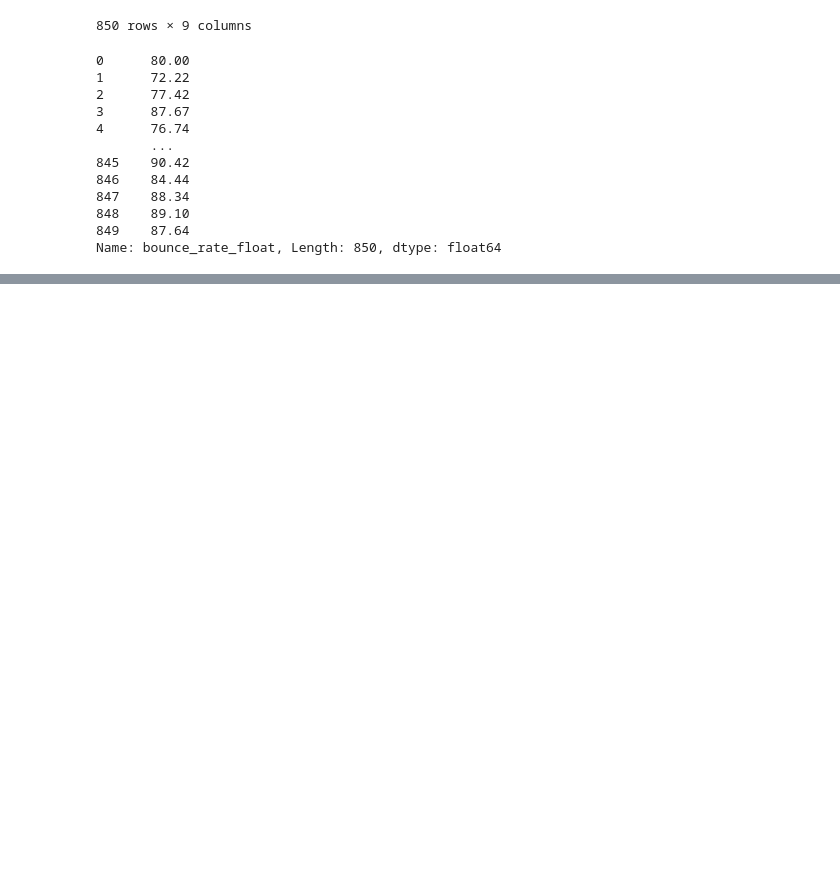
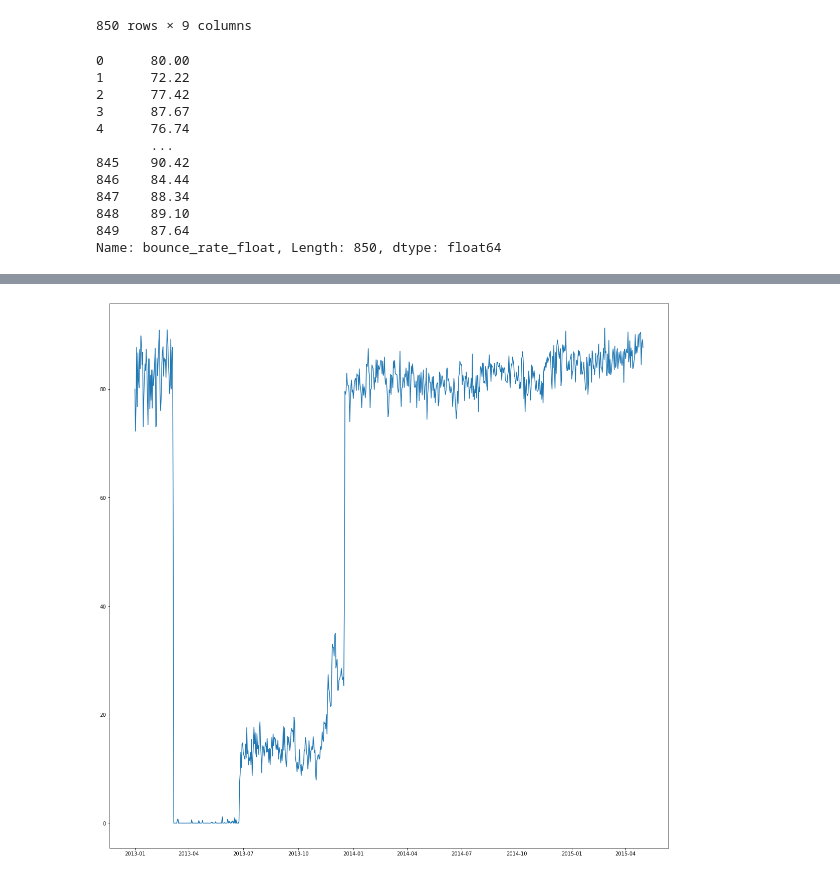
Before and after one commit to ngong123/citadel-datathon-2021, a Jupyter notebook: notebook.ipynb, the cells around one changed output, grey strips where cells are left out. Saved outputs shown, nothing was run; the diff lists cells and outputs as text; code cells hidden in the pictures; blank space fills up the shorter version.

```diff
--- a/notebook.ipynb
+++ b/notebook.ipynb
@@ -46,0 +57,6 @@ df['session_duration_float'] = df['session_duration'].apply(time_convert)
+# %%
+plt.plot(df['date'], df['bounce_rate_float'])
+plt.show()
+# plt.show(figsize=(20, 20))
+# %% [output]
+[figure, added]
```
Also changed, not shown: parts of 4 cells of this notebook.
